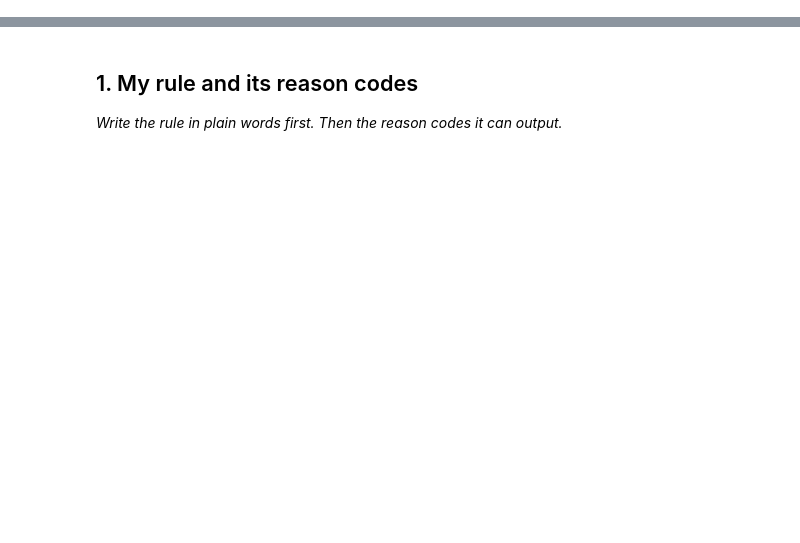
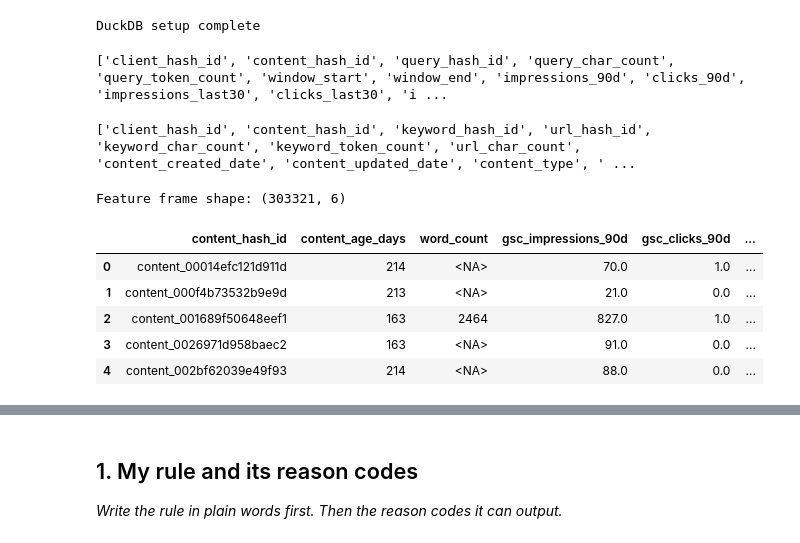
Before and after one commit to prarthanamahesh21-hub/flyrank-ml-internship, a Jupyter notebook: work/notebooks/w04_baseline_score.ipynb, the cells around one changed output, grey strips where cells are left out. Drawn from its saved outputs; the diff is of its cells as text; code cells hidden in the pictures; blank space fills up the shorter version.

```diff
--- a/work/notebooks/w04_baseline_score.ipynb
+++ b/work/notebooks/w04_baseline_score.ipynb
@@ -8,0 +88,74 @@ This skeleton is yours to fill. Work the sections **in order** — each one has
+# %%
+con = duckdb.connect()
+
+con.register("dim_content", content._data.table)
+con.register(
+    "fact_content_daily_performance",
+    performance._data.table
+)
+con.register(
+    "fact_content_query_90d",
+    query_90d._data.table
+)
+
+print("DuckDB setup complete")
+# %% [output]
+DuckDB setup complete
+# %%
+print(query_90d.column_names)
+# %% [output]
+['client_hash_id', 'content_hash_id', 'query_hash_id', 'query_char_count', 'query_token_count', 'window_start', 'window_end', 'impressions_90d', 'clicks_90d', 'impressions_last30', 'clicks_last30', 'i ...
+# %%
+print(content.column_names)
+# %% [output]
+['client_hash_id', 'content_hash_id', 'keyword_hash_id', 'url_hash_id', 'keyword_char_count', 'keyword_token_count', 'url_char_count', 'content_created_date', 'content_updated_date', 'content_type', ' ...
+# %%
+# Build a leakage-safe Week 4 feature frame
+# using the existing 90-day query table.
+
+features_w04 = con.sql("""
+WITH query_by_content AS (
+    SELECT
+        content_hash_id,
+        SUM(COALESCE(impressions_90d, 0)) AS gsc_impressions_90d,
+        SUM(COALESCE(clicks_90d, 0)) AS gsc_clicks_90d,
+        SUM(COALESCE(content_visible_query_count, 0)) AS visible_query_count
+    FROM fact_content_query_90d
+    GROUP BY content_hash_id
+)
+
+SELECT
+    c.content_hash_id,
+
+    DATE_DIFF(
+        'day',
+        CAST(c.content_created_date AS DATE),
+        DATE '2026-03-01'
+    ) AS content_age_days,
+
+    c.word_count,
+
+    COALESCE(q.gsc_impressions_90d, 0) AS gsc_impressions_90d,
+    COALESCE(q.gsc_clicks_90d, 0) AS gsc_clicks_90d,
+    COALESCE(q.visible_query_count, 0) AS visible_query_count
+
+FROM dim_content c
+
+LEFT JOIN query_by_content q
+    ON c.content_hash_id = q.content_hash_id
+
+WHERE c.content_created_date < DATE '2026-03-01'
+  AND c.is_published IS TRUE
+  AND c.is_deleted IS FALSE
+""").df()
+
+print("Feature frame shape:", features_w04.shape)
+features_w04.head()
+# %% [output]
+Feature frame shape: (303321, 6)
+|  | content_hash_id | content_age_days | word_count | gsc_impressions_90d | gsc_clicks_90d | ... |
+| 0 | content_00014efc121d911d | 214 | <NA> | 70.0 | 1.0 | ... |
+| 1 | content_000f4b73532b9e9d | 213 | <NA> | 21.0 | 0.0 | ... |
+| 2 | content_001689f50648eef1 | 163 | 2464 | 827.0 | 1.0 | ... |
+| 3 | content_0026971d958baec2 | 163 | <NA> | 91.0 | 0.0 | ... |
+| 4 | content_002bf62039e49f93 | 214 | <NA> | 88.0 | 0.0 | ... |
```
Also changed, not shown: parts of 34 cells of this notebook.
